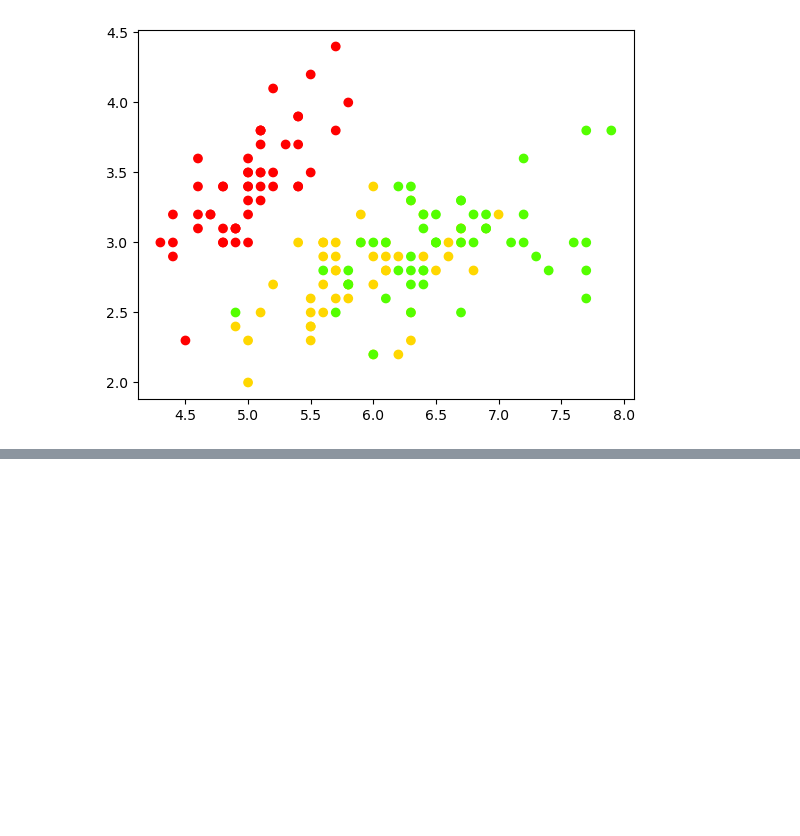
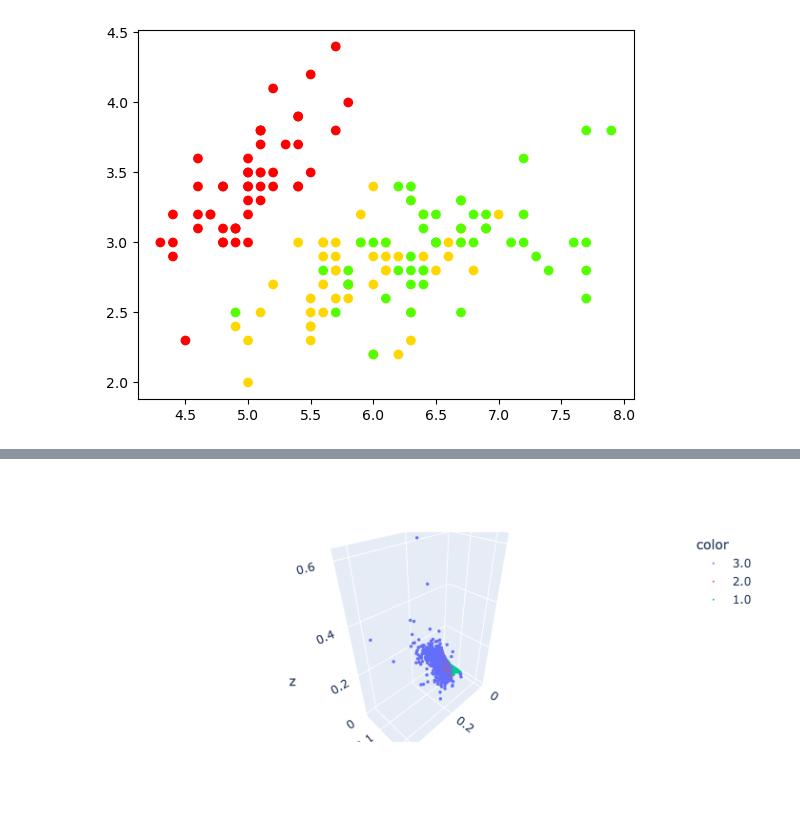
Before and after one commit to maxikuehn/NNW, a Jupyter notebook: NNW_1.2.ipynb, the cells around one changed output, grey strips where cells are left out. Drawn from its saved outputs; the diff is of its cells as text; code cells hidden in the pictures; blank space fills up the shorter version.

```diff
--- a/NNW_1.2.ipynb
+++ b/NNW_1.2.ipynb
@@ -56,0 +84,6 @@ fig2.show()
+# %%
+fig_43 = px.scatter_3d(x=thyroid[:,18], y=thyroid[:,19], z=thyroid[:,20], color=thyroid[:,21].astype(str))
+fig_43.update_traces(marker=dict(size=2))
+fig_43.show()
+# %% [output]
+[figure, added]
```
Also changed, not shown: parts of 15 cells of this notebook, 5 other files.
